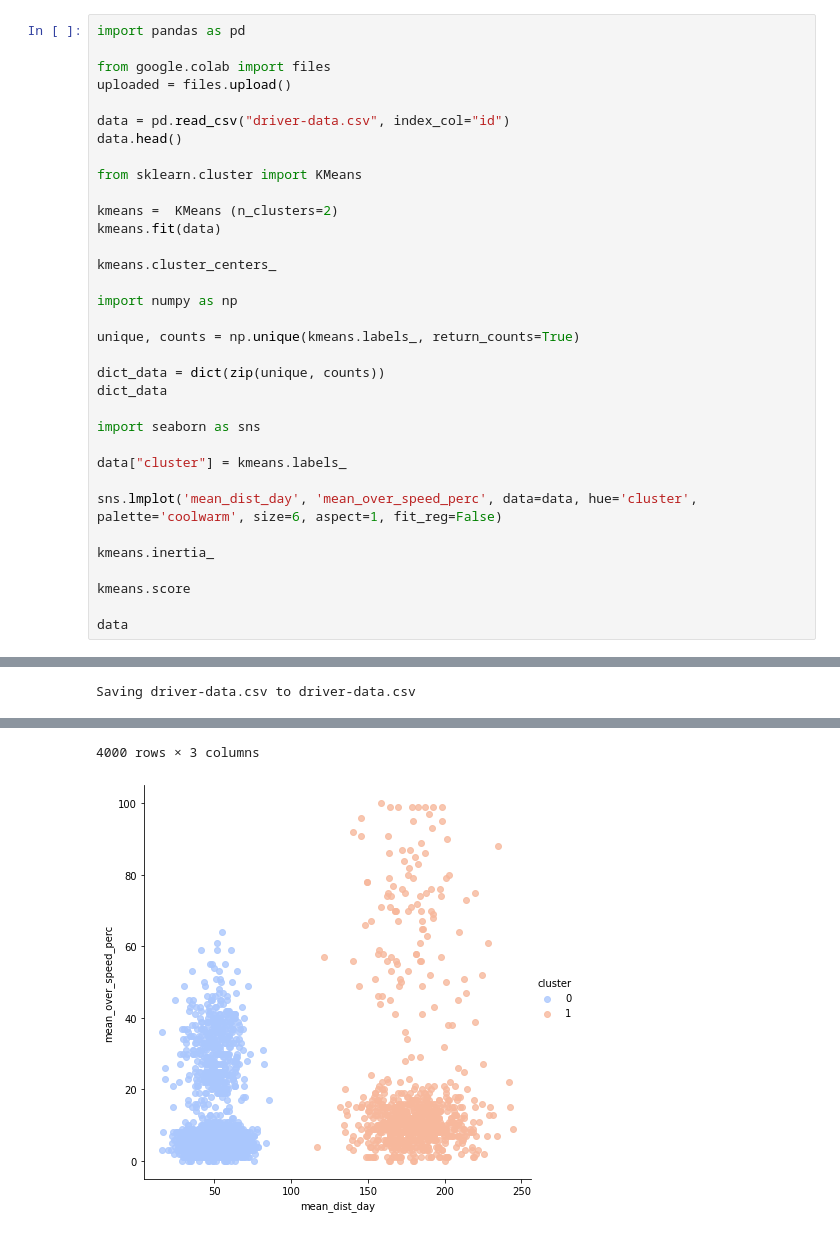
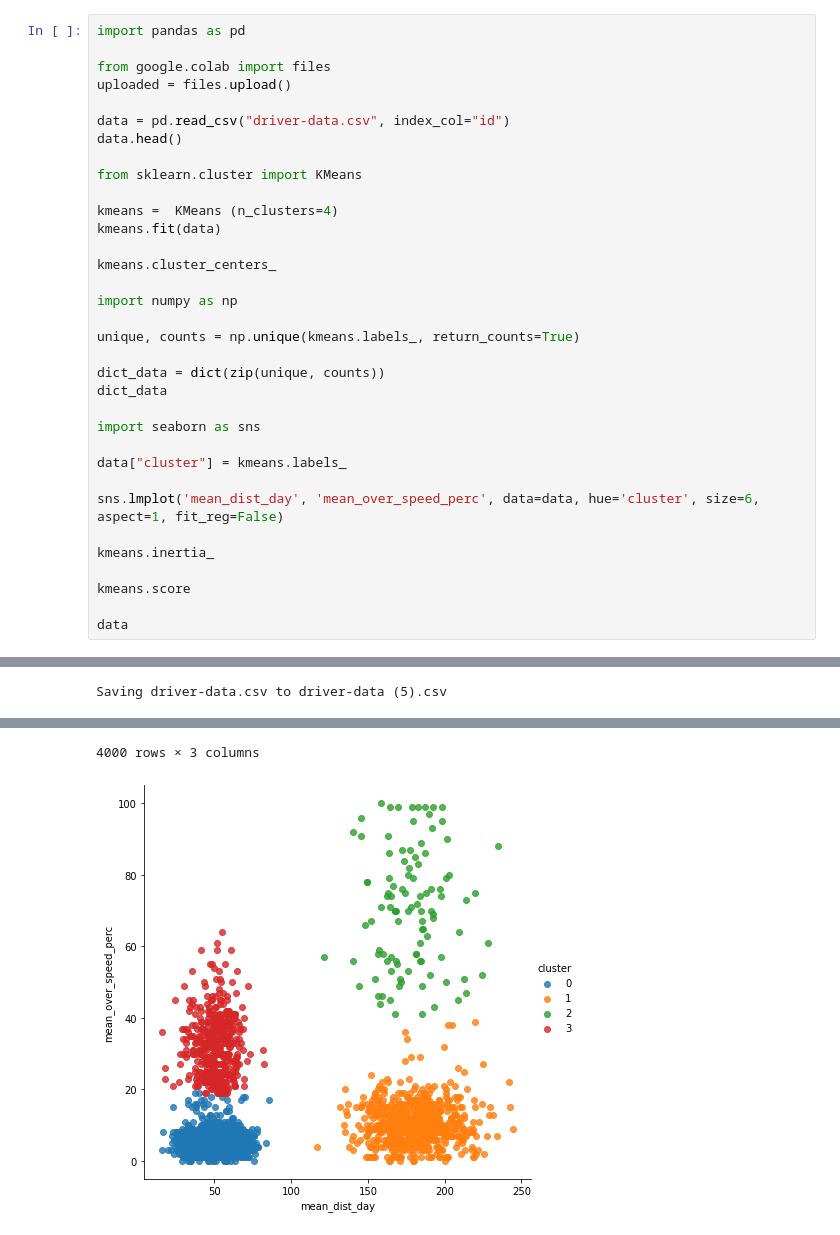
Before and after one commit to Vishu7777/AITTA, a Jupyter notebook: Unsupervised_cluster.ipynb, the cells around one changed output, grey strips where cells are left out. Saved outputs shown, nothing was run; the diff lists cells and outputs as text.

```diff
--- a/Unsupervised_cluster.ipynb
+++ b/Unsupervised_cluster.ipynb
@@ -11,7 +11,7 @@ data.head()
 
 from sklearn.cluster import KMeans
 
-kmeans =  KMeans (n_clusters=2)
+kmeans =  KMeans (n_clusters=4)
 kmeans.fit(data)
 
 kmeans.cluster_centers_
@@ -27,7 +27,7 @@ import seaborn as sns
 
 data["cluster"] = kmeans.labels_
 
-sns.lmplot('mean_dist_day', 'mean_over_speed_perc', data=data, hue='cluster', palette='coolwarm', size=6, aspect=1, fit_reg=False)
+sns.lmplot('mean_dist_day', 'mean_over_speed_perc', data=data, hue='cluster', size=6, aspect=1, fit_reg=False)
 
 kmeans.inertia_
 
@@ -36,6 +36,6 @@ kmeans.score
 data
 # %% [output]
 [interactive output not drawn]
-Saving driver-data.csv to driver-data.csv
+Saving driver-data.csv to driver-data (5).csv
 |  | mean_dist_day | mean_over_speed_perc | cluster |
 | id |  |  |  |
@@ -47,8 +47,8 @@ Saving driver-data.csv to driver-data.csv
 | ... | ... | ... | ... |
 | 3423310685 | 160.04 | 10 | 1 |
 | 3423312600 | 176.17 | 5 | 1 |
 | 3423312921 | 170.91 | 12 | 1 |
 | 3423313630 | 176.14 | 5 | 1 |
 | 3423311533 | 168.03 | 9 | 1 |
 4000 rows × 3 columns
-[figure, old version]
+[figure, new version]
```
Also changed, not shown: parts of 1 cell of this notebook.
